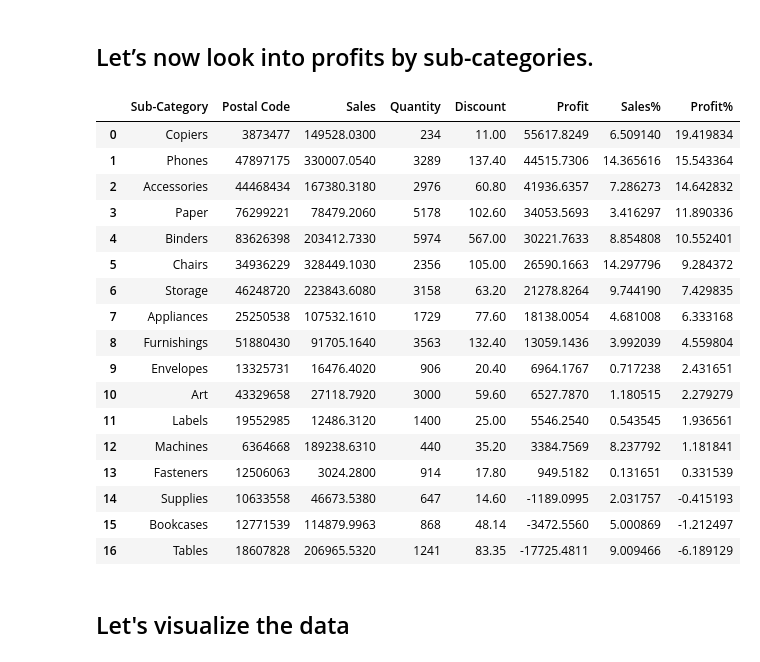
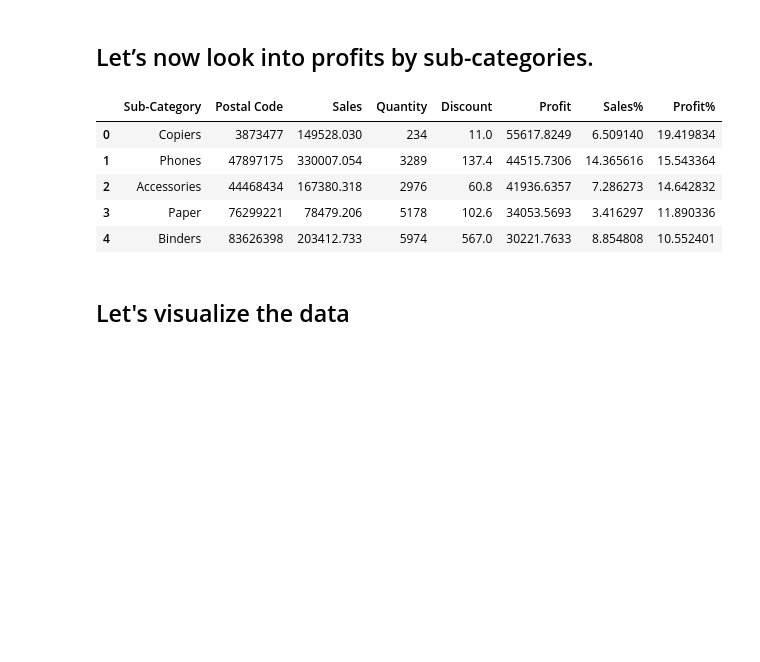
Before and after one commit to shubho337/Superstore, a Jupyter notebook: Super_Store.ipynb, the cells around one changed output. Drawn from its saved outputs; the diff is of its cells as text; code cells hidden in the pictures; blank space fills up the shorter version.

```diff
--- a/Super_Store.ipynb
+++ b/Super_Store.ipynb
@@ -145,26 +133,14 @@ As we can see the sub-categories Phones and Chairs holds the top spots for the m
 ## Let’s now look into profits by sub-categories.
 # %%
 profit_by_subcategory=sales_by_subcategory.sort_values(ascending=False,by='Profit').reset_index(drop=True)
-profit_by_subcategory
+profit_by_subcategory.head()
 # %% [output]
 |  | Sub-Category | Postal Code | Sales | Quantity | Discount | Profit | Sales% | Profit% |
-| 0 | Copiers | 3873477 | 149528.0300 | 234 | 11.00 | 55617.8249 | 6.509140 | 19.419834 |
-| 1 | Phones | 47897175 | 330007.0540 | 3289 | 137.40 | 44515.7306 | 14.365616 | 15.543364 |
-| 2 | Accessories | 44468434 | 167380.3180 | 2976 | 60.80 | 41936.6357 | 7.286273 | 14.642832 |
-| 3 | Paper | 76299221 | 78479.2060 | 5178 | 102.60 | 34053.5693 | 3.416297 | 11.890336 |
-| 4 | Binders | 83626398 | 203412.7330 | 5974 | 567.00 | 30221.7633 | 8.854808 | 10.552401 |
-| 5 | Chairs | 34936229 | 328449.1030 | 2356 | 105.00 | 26590.1663 | 14.297796 | 9.284372 |
-| 6 | Storage | 46248720 | 223843.6080 | 3158 | 63.20 | 21278.8264 | 9.744190 | 7.429835 |
-| 7 | Appliances | 25250538 | 107532.1610 | 1729 | 77.60 | 18138.0054 | 4.681008 | 6.333168 |
-| 8 | Furnishings | 51880430 | 91705.1640 | 3563 | 132.40 | 13059.1436 | 3.992039 | 4.559804 |
-| 9 | Envelopes | 13325731 | 16476.4020 | 906 | 20.40 | 6964.1767 | 0.717238 | 2.431651 |
-| 10 | Art | 43329658 | 27118.7920 | 3000 | 59.60 | 6527.7870 | 1.180515 | 2.279279 |
-| 11 | Labels | 19552985 | 12486.3120 | 1400 | 25.00 | 5546.2540 | 0.543545 | 1.936561 |
-| 12 | Machines | 6364668 | 189238.6310 | 440 | 35.20 | 3384.7569 | 8.237792 | 1.181841 |
-| 13 | Fasteners | 12506063 | 3024.2800 | 914 | 17.80 | 949.5182 | 0.131651 | 0.331539 |
-| 14 | Supplies | 10633558 | 46673.5380 | 647 | 14.60 | -1189.0995 | 2.031757 | -0.415193 |
-| 15 | Bookcases | 12771539 | 114879.9963 | 868 | 48.14 | -3472.5560 | 5.000869 | -1.212497 |
-| 16 | Tables | 18607828 | 206965.5320 | 1241 | 83.35 | -17725.4811 | 9.009466 | -6.189129 |
+| 0 | Copiers | 3873477 | 149528.030 | 234 | 11.0 | 55617.8249 | 6.509140 | 19.419834 |
+| 1 | Phones | 47897175 | 330007.054 | 3289 | 137.4 | 44515.7306 | 14.365616 | 15.543364 |
+| 2 | Accessories | 44468434 | 167380.318 | 2976 | 60.8 | 41936.6357 | 7.286273 | 14.642832 |
+| 3 | Paper | 76299221 | 78479.206 | 5178 | 102.6 | 34053.5693 | 3.416297 | 11.890336 |
+| 4 | Binders | 83626398 | 203412.733 | 5974 | 567.0 | 30221.7633 | 8.854808 | 10.552401 |
 # %% [markdown]
 ## Let's visualize the data
 # %%
```
Also changed, not shown: parts of 4 cells of this notebook.
